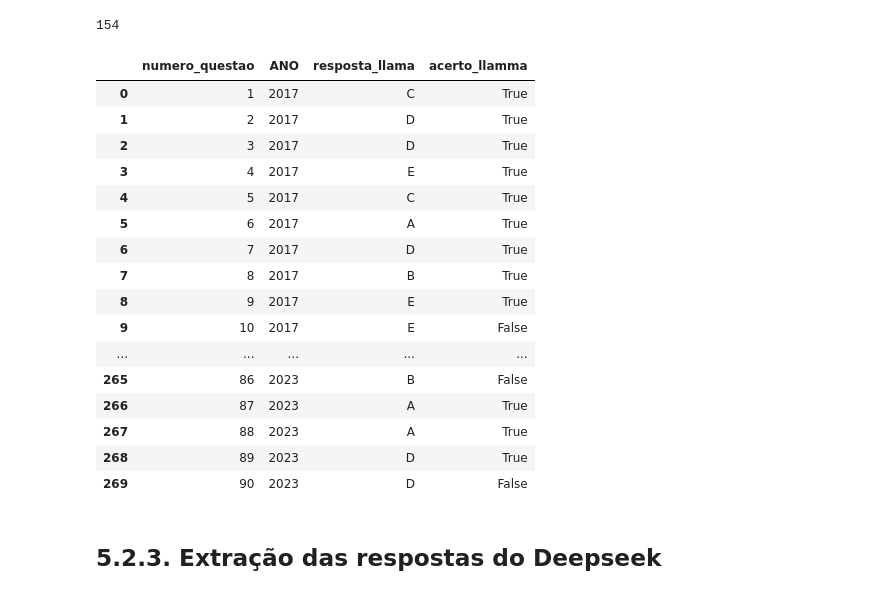
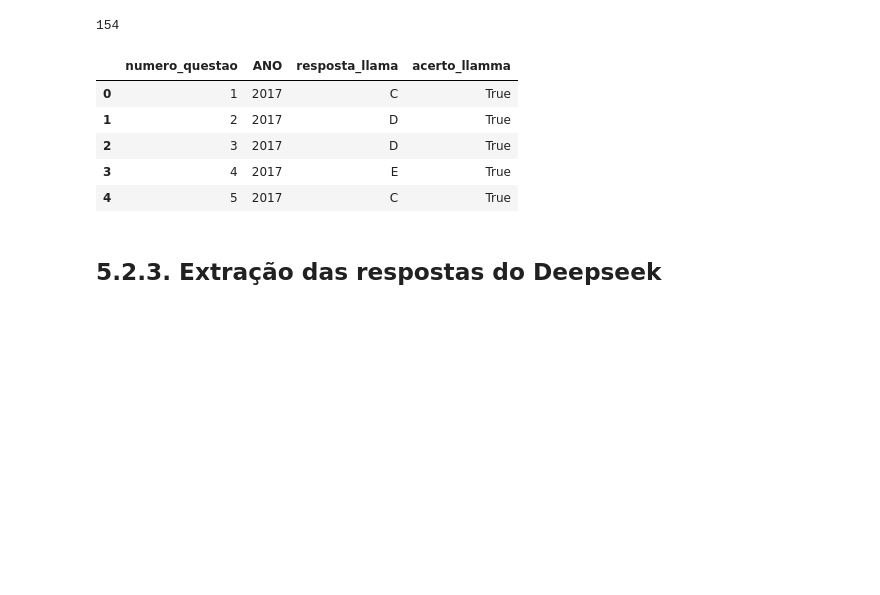
Before and after one commit to ciziks/enem-embbedings-social-questions, a Jupyter notebook: notebooks/5.2 LLM Features - Tratamento.ipynb, the cells around one changed output. Cells and saved outputs as stored; diff of their text form; code cells hidden in the pictures; blank space fills up the shorter version.

```diff
--- a/notebooks/5.2 LLM Features - Tratamento.ipynb
+++ b/notebooks/5.2 LLM Features - Tratamento.ipynb
@@ -69,25 +69,14 @@ df_llama.rename(columns={'resposta_llamma_limpo': 'resposta_llama'}, inplace=Tru
 # %%
 # verificando tabela final
 
-display(df_llama)
+df_llama.head()
 # %% [output]
 |  | numero_questao | ANO | resposta_llama | acerto_llamma |
 | 0 | 1 | 2017 | C | True |
 | 1 | 2 | 2017 | D | True |
 | 2 | 3 | 2017 | D | True |
 | 3 | 4 | 2017 | E | True |
 | 4 | 5 | 2017 | C | True |
-| 5 | 6 | 2017 | A | True |
-| 6 | 7 | 2017 | D | True |
-| 7 | 8 | 2017 | B | True |
-| 8 | 9 | 2017 | E | True |
-| 9 | 10 | 2017 | E | False |
-| ... | ... | ... | ... | ... |
-| 265 | 86 | 2023 | B | False |
-| 266 | 87 | 2023 | A | True |
-| 267 | 88 | 2023 | A | True |
-| 268 | 89 | 2023 | D | True |
-| 269 | 90 | 2023 | D | False |
 # %% [markdown]
 ## 5.2.3. Extração das respostas do Deepseek
 # %%
```
Also changed, not shown: parts of 4 cells of this notebook, 3 other files.
